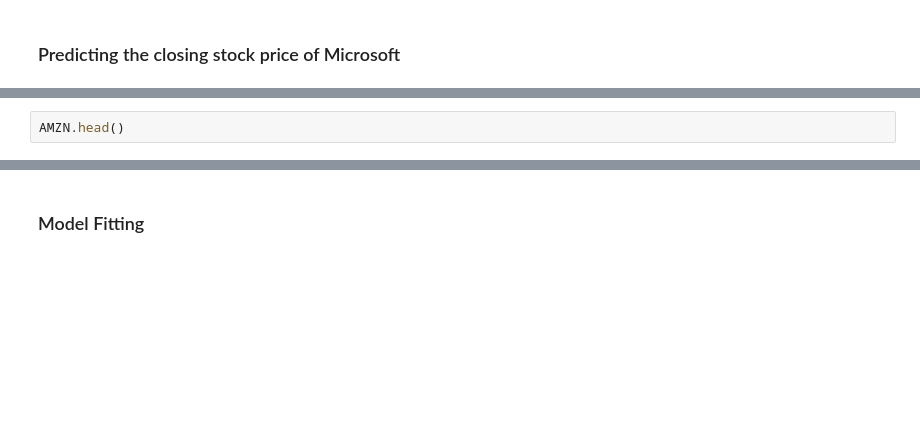
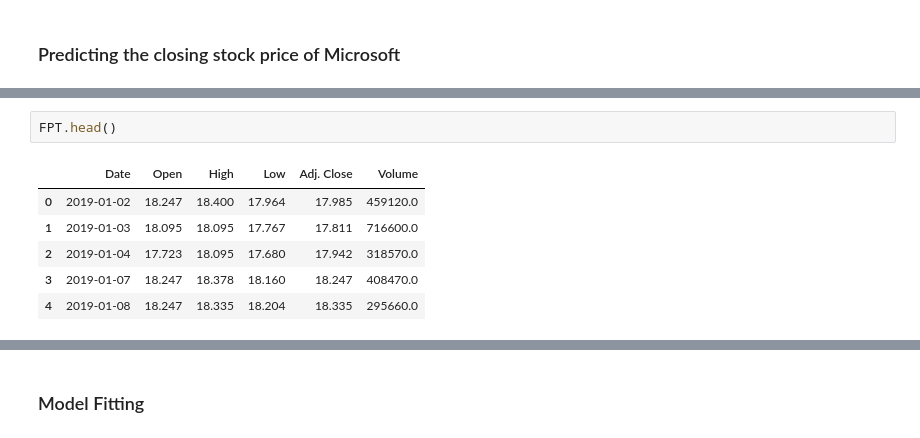
Before and after one commit to abuhmhai/Stock-Price-Prediction-X, a Jupyter notebook: Deep_Learning_Model.ipynb, the cells around one changed output, grey strips where cells are left out. Saved outputs shown, nothing was run; the diff lists cells and outputs as text; blank space fills up the shorter version.

```diff
--- a/Deep_Learning_Model.ipynb
+++ b/Deep_Learning_Model.ipynb
@@ -690,3 +773,10 @@ print(f'MAPE: {mape}')
 # %%
-AMZN.head()
+FPT.head()
+# %% [output]
+|  | Date | Open | High | Low | Adj. Close | Volume |
+| 0 | 2019-01-02 | 18.247 | 18.400 | 17.964 | 17.985 | 459120.0 |
+| 1 | 2019-01-03 | 18.095 | 18.095 | 17.767 | 17.811 | 716600.0 |
+| 2 | 2019-01-04 | 17.723 | 18.095 | 17.680 | 17.942 | 318570.0 |
+| 3 | 2019-01-07 | 18.247 | 18.378 | 18.160 | 18.247 | 408470.0 |
+| 4 | 2019-01-08 | 18.247 | 18.335 | 18.204 | 18.335 | 295660.0 |
 # %%
```
Also changed, not shown: parts of 35 cells of this notebook.
